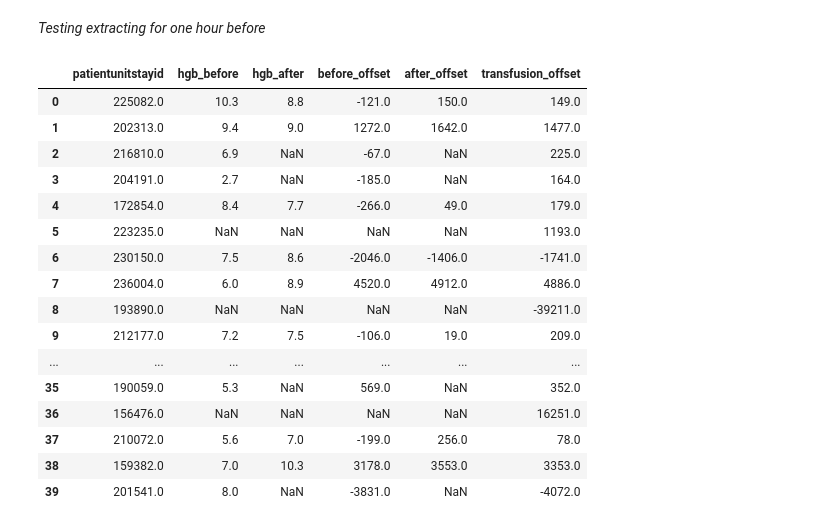
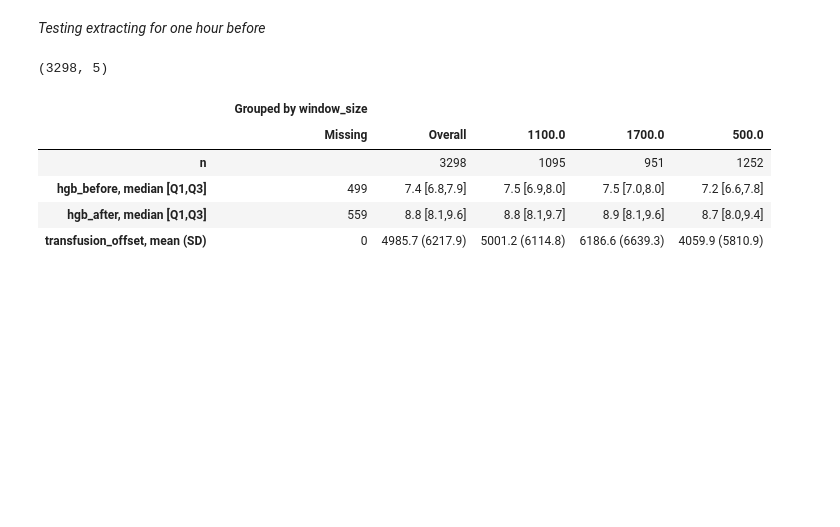
Before and after one commit to jhn-nt/hcrbct, a Jupyter notebook: bench.ipynb, the cells around one changed output. Drawn from its saved outputs; the diff is of its cells as text; code cells hidden in the pictures; blank space fills up the shorter version.

```diff
--- a/bench.ipynb
+++ b/bench.ipynb
@@ -201,20 +189,0 @@ for i in range(500):
-# %%
-hgb_readings_df.head(40)
-# %% [output]
-|  | patientunitstayid | hgb_before | hgb_after | before_offset | after_offset | transfusion_offset |
-| 0 | 225082.0 | 10.3 | 8.8 | -121.0 | 150.0 | 149.0 |
-| 1 | 202313.0 | 9.4 | 9.0 | 1272.0 | 1642.0 | 1477.0 |
-| 2 | 216810.0 | 6.9 | NaN | -67.0 | NaN | 225.0 |
-| 3 | 204191.0 | 2.7 | NaN | -185.0 | NaN | 164.0 |
-| 4 | 172854.0 | 8.4 | 7.7 | -266.0 | 49.0 | 179.0 |
-| 5 | 223235.0 | NaN | NaN | NaN | NaN | 1193.0 |
-| 6 | 230150.0 | 7.5 | 8.6 | -2046.0 | -1406.0 | -1741.0 |
-| 7 | 236004.0 | 6.0 | 8.9 | 4520.0 | 4912.0 | 4886.0 |
-| 8 | 193890.0 | NaN | NaN | NaN | NaN | -39211.0 |
-| 9 | 212177.0 | 7.2 | 7.5 | -106.0 | 19.0 | 209.0 |
-| ... | ... | ... | ... | ... | ... | ... |
-| 35 | 190059.0 | 5.3 | NaN | 569.0 | NaN | 352.0 |
-| 36 | 156476.0 | NaN | NaN | NaN | NaN | 16251.0 |
-| 37 | 210072.0 | 5.6 | 7.0 | -199.0 | 256.0 | 78.0 |
-| 38 | 159382.0 | 7.0 | 10.3 | 3178.0 | 3553.0 | 3353.0 |
-| 39 | 201541.0 | 8.0 | NaN | -3831.0 | NaN | -4072.0 |
@@ -220,0 +203,21 @@ hgb_readings_df.head(40)
+# %%
+avg_hgb_readings.shape
+# %% [output]
+(3298, 5)
+# %%
+hgb_cols = ['hgb_before', 'hgb_after', 'window_size', 'transfusion_offset']
+hgb_nonnormal=['hgb_before', 'hgb_after']
+
+hgb_tableone = TableOne(avg_hgb_readings,
+                       columns=list(hgb_cols),
+                       nonnormal=hgb_nonnormal,
+                       groupby='window_size')
+# %%
+hgb_tableone
+# %% [output]
+|  |  | Grouped by window_size |  |  |  |  |
+|  |  | Missing | Overall | 1100.0 | 1700.0 | 500.0 |
+| n |  |  | 3298 | 1095 | 951 | 1252 |
+| hgb_before, median [Q1,Q3] |  | 499 | 7.4 [6.8,7.9] | 7.5 [6.9,8.0] | 7.5 [7.0,8.0] | 7.2 [6.6,7.8] |
+| hgb_after, median [Q1,Q3] |  | 559 | 8.8 [8.1,9.6] | 8.8 [8.1,9.7] | 8.9 [8.1,9.6] | 8.7 [8.0,9.4] |
+| transfusion_offset, mean (SD) |  | 0 | 4985.7 (6217.9) | 5001.2 (6114.8) | 6186.6 (6639.3) | 4059.9 (5810.9) |
```
Also changed, not shown: parts of 12 cells of this notebook.
